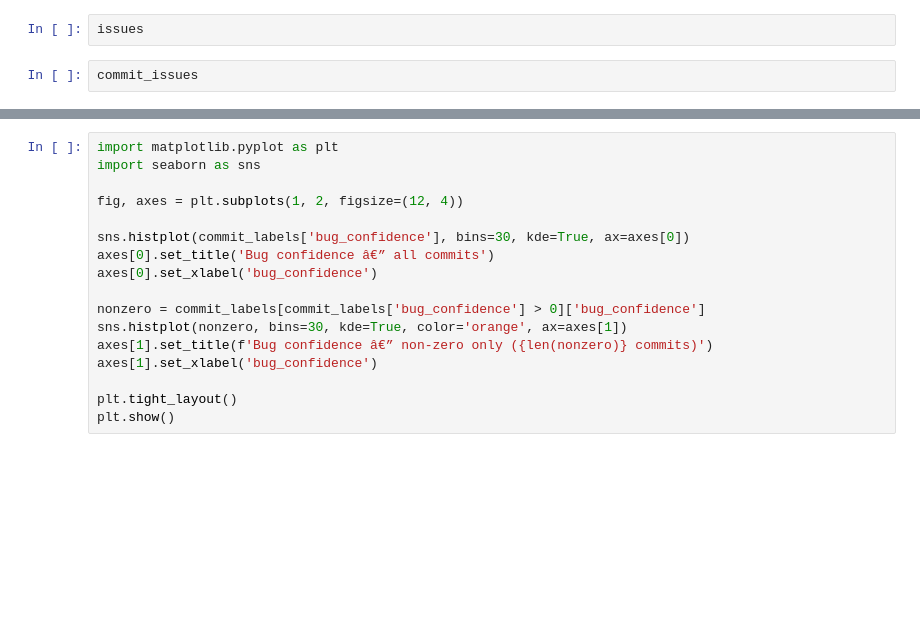
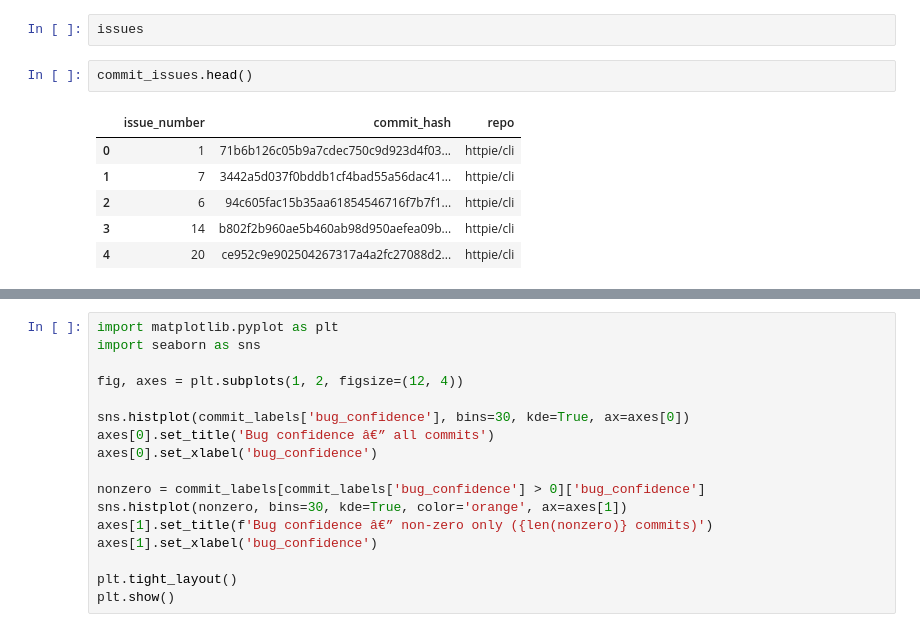
Before and after one commit to CreatineCoder/CodePulse, a Jupyter notebook: notebooks/explore_db.ipynb, the cells around one changed output, grey strips where cells are left out. Saved outputs shown, nothing was run; the diff lists cells and outputs as text; blank space fills up the shorter version.

```diff
--- a/notebooks/explore_db.ipynb
+++ b/notebooks/explore_db.ipynb
@@ -30,5 +37,12 @@ pr_commits
 # %%
 issues
 # %%
-commit_issues
+commit_issues.head()
+# %% [output]
+|  | issue_number | commit_hash | repo |
+| 0 | 1 | 71b6b126c05b9a7cdec750c9d923d4f03... | httpie/cli |
+| 1 | 7 | 3442a5d037f0bddb1cf4bad55a56dac41... | httpie/cli |
+| 2 | 6 | 94c605fac15b35aa61854546716f7b7f1... | httpie/cli |
+| 3 | 14 | b802f2b960ae5b460ab98d950aefea09b... | httpie/cli |
+| 4 | 20 | ce952c9e902504267317a4a2fc27088d2... | httpie/cli |
 # %%
```
Also changed, not shown: parts of 6 cells of this notebook.
